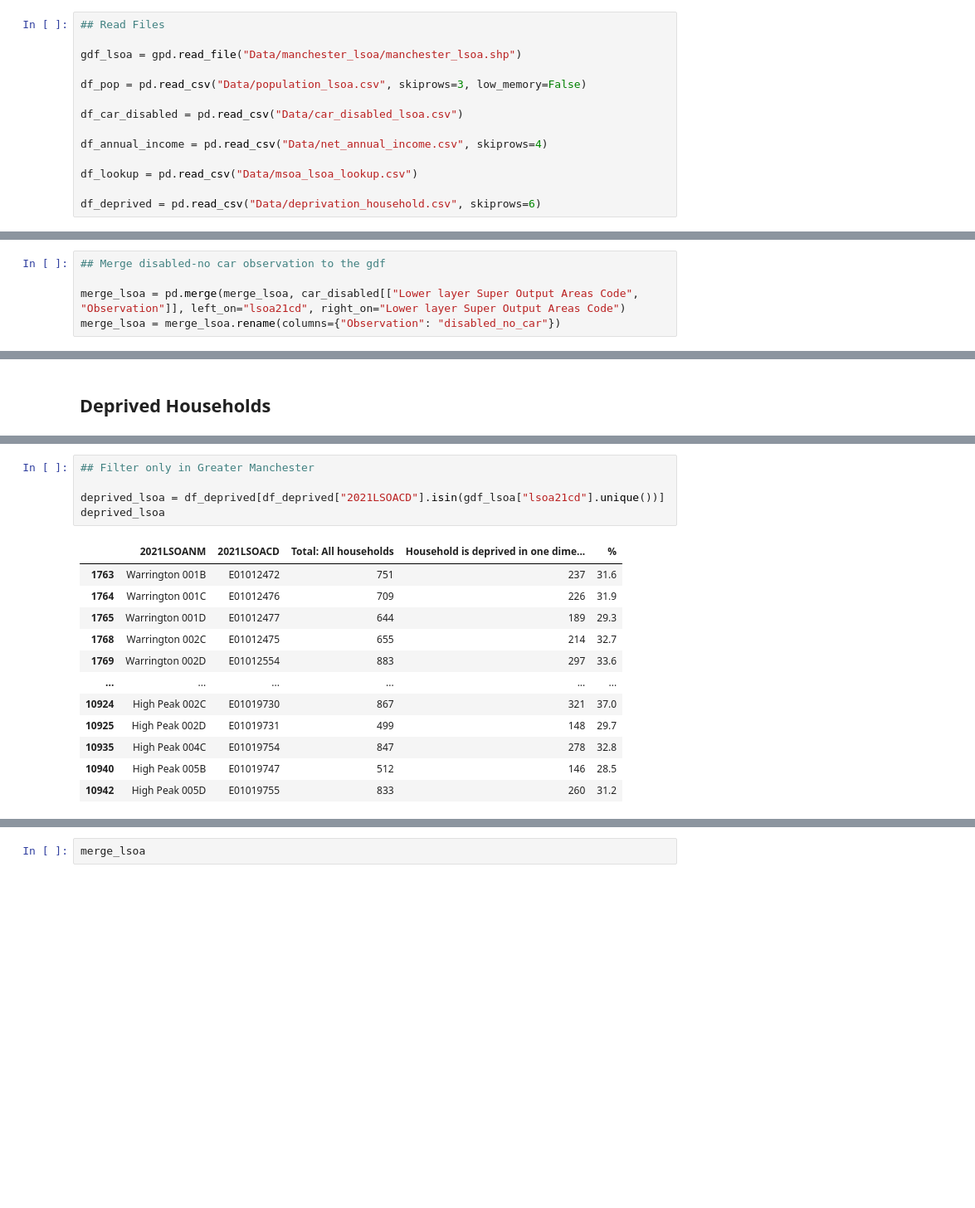
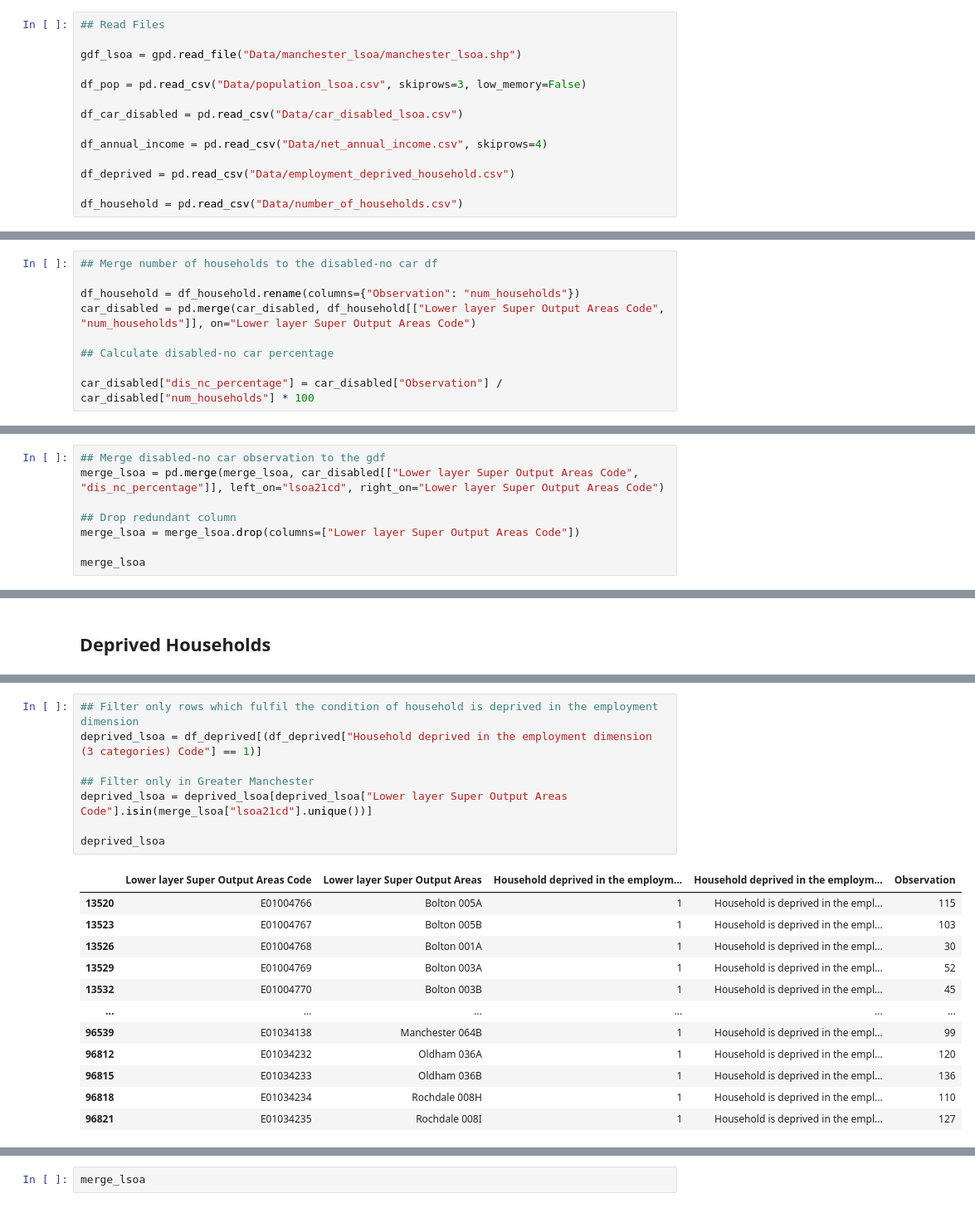
Before and after one commit to krnaskr/Dissertation, a Jupyter notebook: B. Demand LSOA.ipynb, the cells around one changed output, grey strips where cells are left out. Shown: that part at 83% size. Cells and saved outputs as stored; diff of their text form; blank space fills up the shorter version.

Commit message:
update disabled-no car and deprived households

```diff
--- a/B. Demand LSOA.ipynb
+++ b/B. Demand LSOA.ipynb
@@ -16,9 +16,9 @@ df_car_disabled = pd.read_csv("Data/car_disabled_lsoa.csv")
 
 df_annual_income = pd.read_csv("Data/net_annual_income.csv", skiprows=4)
 
-df_lookup = pd.read_csv("Data/msoa_lsoa_lookup.csv")
+df_deprived = pd.read_csv("Data/employment_deprived_household.csv")
 
-df_deprived = pd.read_csv("Data/deprivation_household.csv", skiprows=6)
+df_household = pd.read_csv("Data/number_of_households.csv")
 # %% [markdown]
 ## Populations
 # %%
@@ -323,0 +340,9 @@ car_disabled
+# %%
+## Merge number of households to the disabled-no car df
+
+df_household = df_household.rename(columns={"Observation": "num_households"})
+car_disabled = pd.merge(car_disabled, df_household[["Lower layer Super Output Areas Code", "num_households"]], on="Lower layer Super Output Areas Code")
+
+## Calculate disabled-no car percentage
+
+car_disabled["dis_nc_percentage"] = car_disabled["Observation"] / car_disabled["num_households"] * 100
@@ -324,5 +365,8 @@ car_disabled
 # %%
 ## Merge disabled-no car observation to the gdf
+merge_lsoa = pd.merge(merge_lsoa, car_disabled[["Lower layer Super Output Areas Code", "dis_nc_percentage"]], left_on="lsoa21cd", right_on="Lower layer Super Output Areas Code")
 
-merge_lsoa = pd.merge(merge_lsoa, car_disabled[["Lower layer Super Output Areas Code", "Observation"]], left_on="lsoa21cd", right_on="Lower layer Super Output Areas Code")
-merge_lsoa = merge_lsoa.rename(columns={"Observation": "disabled_no_car"})
+## Drop redundant column
+merge_lsoa = merge_lsoa.drop(columns=["Lower layer Super Output Areas Code"])
+
+merge_lsoa
@@ -349,19 +405,22 @@ df_deprived
 # %%
+## Filter only rows which fulfil the condition of household is deprived in the employment dimension
+deprived_lsoa = df_deprived[(df_deprived["Household deprived in the employment dimension (3 categories) Code"] == 1)]
+
 ## Filter only in Greater Manchester
+deprived_lsoa = deprived_lsoa[deprived_lsoa["Lower layer Super Output Areas Code"].isin(merge_lsoa["lsoa21cd"].unique())]
 
-deprived_lsoa = df_deprived[df_deprived["2021LSOACD"].isin(gdf_lsoa["lsoa21cd"].unique())]
 deprived_lsoa
 # %% [output]
-|  | 2021LSOANM | 2021LSOACD | Total: All households | Household is deprived in one dime... | % |
-| 1763 | Warrington 001B | E01012472 | 751 | 237 | 31.6 |
-| 1764 | Warrington 001C | E01012476 | 709 | 226 | 31.9 |
-| 1765 | Warrington 001D | E01012477 | 644 | 189 | 29.3 |
-| 1768 | Warrington 002C | E01012475 | 655 | 214 | 32.7 |
-| 1769 | Warrington 002D | E01012554 | 883 | 297 | 33.6 |
+|  | Lower layer Super Output Areas Code | Lower layer Super Output Areas | Household deprived in the employm... | Household deprived in the employm... | Observation |
+| 13520 | E01004766 | Bolton 005A | 1 | Household is deprived in the empl... | 115 |
+| 13523 | E01004767 | Bolton 005B | 1 | Household is deprived in the empl... | 103 |
+| 13526 | E01004768 | Bolton 001A | 1 | Household is deprived in the empl... | 30 |
+| 13529 | E01004769 | Bolton 003A | 1 | Household is deprived in the empl... | 52 |
+| 13532 | E01004770 | Bolton 003B | 1 | Household is deprived in the empl... | 45 |
 | ... | ... | ... | ... | ... | ... |
-| 10924 | High Peak 002C | E01019730 | 867 | 321 | 37.0 |
-| 10925 | High Peak 002D | E01019731 | 499 | 148 | 29.7 |
-| 10935 | High Peak 004C | E01019754 | 847 | 278 | 32.8 |
-| 10940 | High Peak 005B | E01019747 | 512 | 146 | 28.5 |
-| 10942 | High Peak 005D | E01019755 | 833 | 260 | 31.2 |
+| 96539 | E01034138 | Manchester 064B | 1 | Household is deprived in the empl... | 99 |
+| 96812 | E01034232 | Oldham 036A | 1 | Household is deprived in the empl... | 120 |
+| 96815 | E01034233 | Oldham 036B | 1 | Household is deprived in the empl... | 136 |
+| 96818 | E01034234 | Rochdale 008H | 1 | Household is deprived in the empl... | 110 |
+| 96821 | E01034235 | Rochdale 008I | 1 | Household is deprived in the empl... | 127 |
 1768 rows × 5 columns
```
Also changed, not shown: parts of 7 cells of this notebook.
